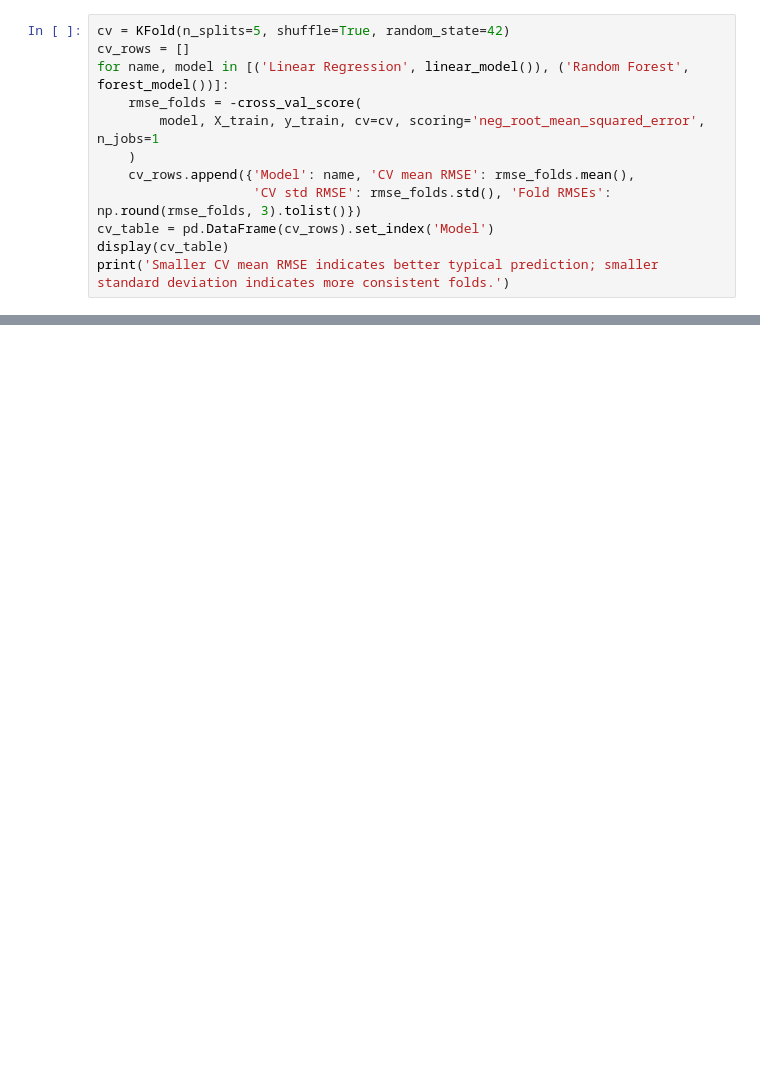
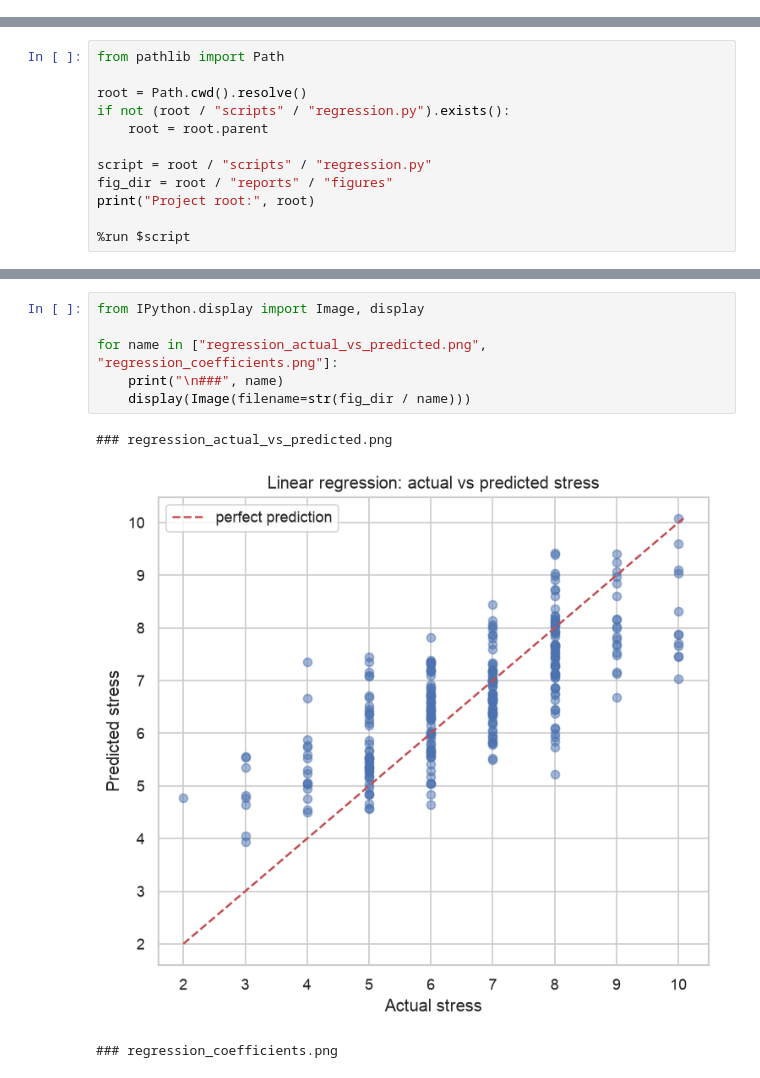
Before and after one commit to jaismine19/social-media-stress-analysis, a Jupyter notebook: notebooks/04_regression_modeling.ipynb, the cells around one changed output, grey strips where cells are left out. Saved outputs shown, nothing was run; the diff lists cells and outputs as text; blank space fills up the shorter version.

Commit message:
Reduce project to two models: decision tree + single linear regression, remove random forest and clustering

```diff
--- a/notebooks/04_regression_modeling.ipynb
+++ b/notebooks/04_regression_modeling.ipynb
@@ -141,12 +0,0 @@ Cross-validation runs **only on the 80% training split**, preserving the test se
-# %%
-cv = KFold(n_splits=5, shuffle=True, random_state=42)
-cv_rows = []
-for name, model in [('Linear Regression', linear_model()), ('Random Forest', forest_model())]:
-    rmse_folds = -cross_val_score(
-        model, X_train, y_train, cv=cv, scoring='neg_root_mean_squared_error', n_jobs=1
-    )
-    cv_rows.append({'Model': name, 'CV mean RMSE': rmse_folds.mean(),
-                    'CV std RMSE': rmse_folds.std(), 'Fold RMSEs': np.round(rmse_folds, 3).tolist()})
-cv_table = pd.DataFrame(cv_rows).set_index('Model')
-display(cv_table)
-print('Smaller CV mean RMSE indicates better typical prediction; smaller standard deviation indicates more consistent folds.')
@@ -405,0 +18,12 @@ report_path.write_text(report, encoding='utf-8')
+# %%
+from pathlib import Path
+
+root = Path.cwd().resolve()
+if not (root / "scripts" / "regression.py").exists():
+    root = root.parent
+
+script = root / "scripts" / "regression.py"
+fig_dir = root / "reports" / "figures"
+print("Project root:", root)
+
+%run $script
@@ -405,0 +48,10 @@ report_path.write_text(report, encoding='utf-8')
+# %%
+from IPython.display import Image, display
+
+for name in ["regression_actual_vs_predicted.png", "regression_coefficients.png"]:
+    print("\n###", name)
+    display(Image(filename=str(fig_dir / name)))
+# %% [output]
+### regression_actual_vs_predicted.png
+[figure, added]
+### regression_coefficients.png
```
Also changed, not shown: parts of 26 cells of this notebook, 19 other files.
